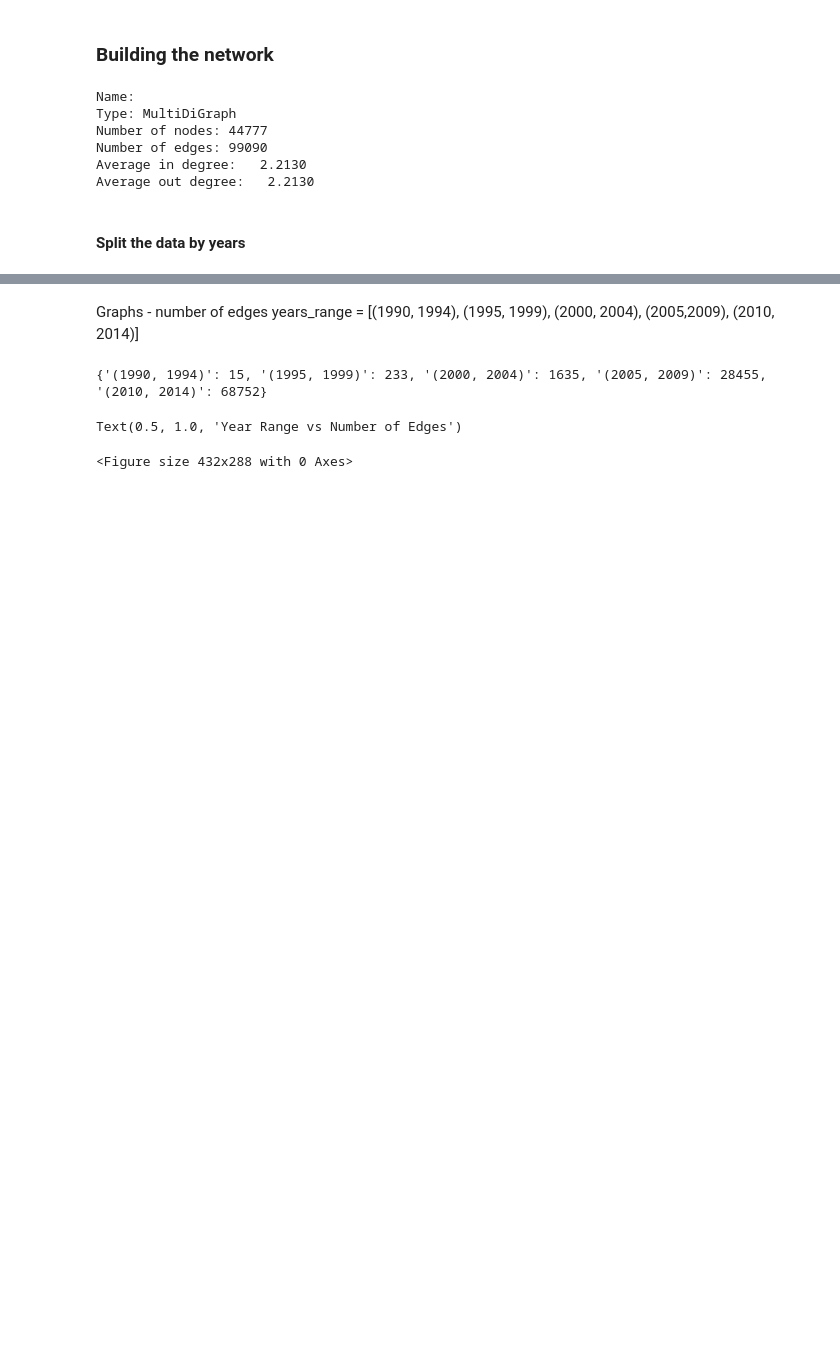
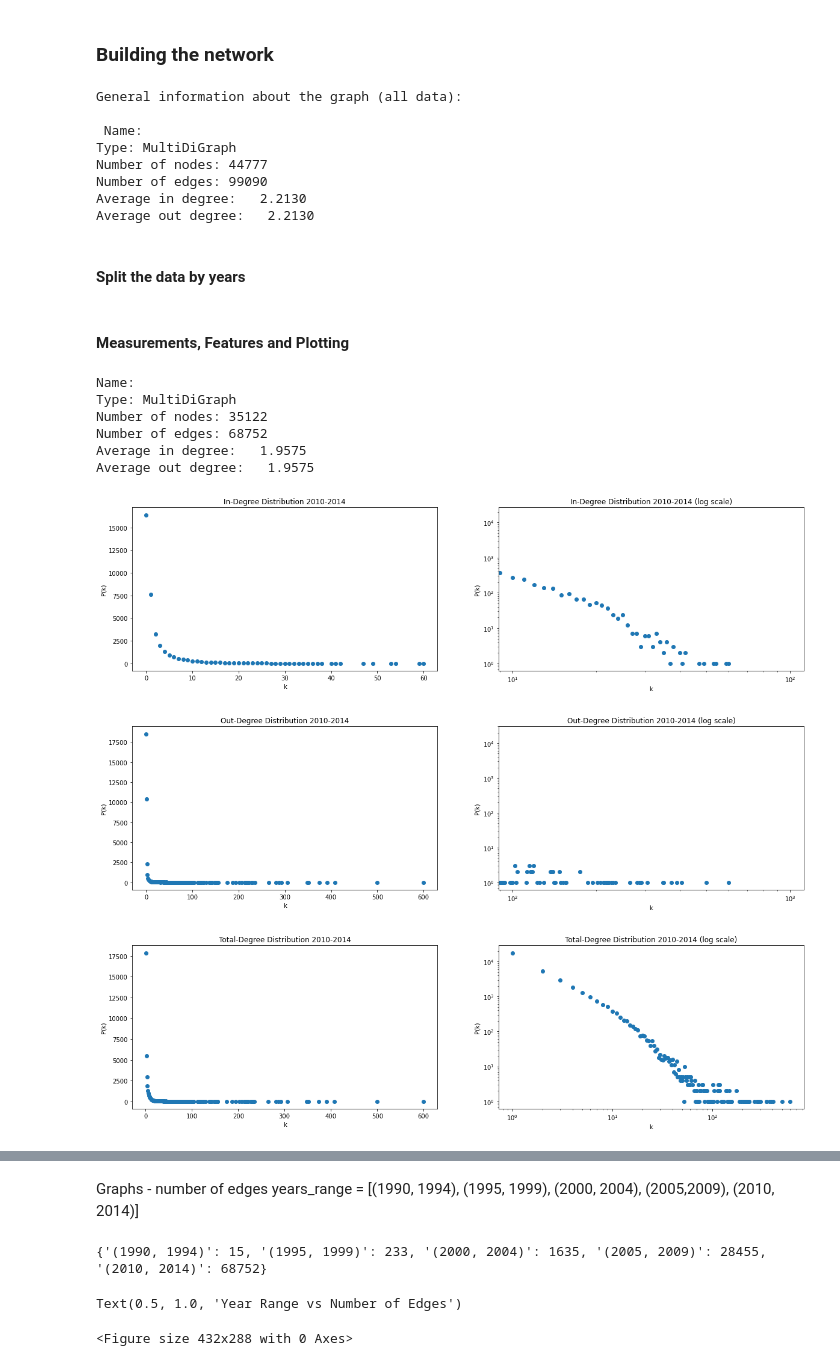
Before and after one commit to omeryefet/Complex_Networks, a Jupyter notebook: Project2022.ipynb, the cells around one changed output, grey strips where cells are left out. Cells and saved outputs as stored; diff of their text form; code cells hidden in the pictures; blank space fills up the shorter version.

```diff
--- a/Project2022.ipynb
+++ b/Project2022.ipynb
@@ -56,9 +54,11 @@ Number of unique years: 23
 # %%
 G_weighted_directed = nx.from_pandas_edgelist(df=df,source='Investor_Name',target='Company_Name',edge_attr=True,create_using=nx.MultiDiGraph())
 nodes = pd.DataFrame(list(G_weighted_directed.nodes))
-print(nx.info(G_weighted_directed))
+print('General information about the graph (all data):\n\n',nx.info(G_weighted_directed))
 # %% [output]
-Name:
+General information about the graph (all data):
+
+ Name:
 Type: MultiDiGraph
 Number of nodes: 44777
 Number of edges: 99090
@@ -72,2 +71,40 @@ years_range = [(1990, 1994), (1995, 1999), (2000, 2004), (2005,2009), (2010, 201
 df_list =[df[(df['Funded_Year'] <= year_range[1]) & (df['Funded_Year'] >= year_range[0])] for year_range in years_range]
+# %% [markdown]
+#### Measurements, Features and Plotting
+# %%
+G_weighted_directed = nx.from_pandas_edgelist(df=df_list[4],source='Investor_Name',target='Company_Name',edge_attr=True,create_using=nx.MultiDiGraph())
+# nodes = pd.DataFrame(list(G_weighted_directed.nodes))
+print(nx.info(G_weighted_directed))
+# degrees = [G_weighted_directed.degree(n) for n in G_weighted_directed.nodes()]
+degree_dict = {'In':G_weighted_directed.in_degree,'Out':G_weighted_directed.out_degree,'Total':G_weighted_directed.degree}
+dic = defaultdict() # key=in/out/total : value=count_deg
+for item in degree_dict.items():
+    count_deg = defaultdict(int)
+    for node, degree in item[1]:
+        count_deg[degree] += 1 / len(item[1])
+        count_deg[degree] += 1
+    dic[item[0]] = count_deg
+
+for j,dict in dic.items():
+    fig, axs = plt.subplots(1,2,figsize=(20,5))
+    for i in range(2):
+        axs[i].scatter(dict.keys(), dict.values())
+        axs[i].set_xlabel("k")
+        axs[i].set_ylabel("P(k)")
+        titel = f'{j}-Degree Distribution {years_range[4][0]}-{years_range[4][1]}'
+        if i>0:
+            axs[i].set_yscale('log')
+            axs[i].set_xscale('log')
+            titel += ' (log scale)'
+        axs[i].set_title(titel)
+# %% [output]
+Name:
+Type: MultiDiGraph
+Number of nodes: 35122
+Number of edges: 68752
+Average in degree:   1.9575
+Average out degree:   1.9575
+[figure, added]
+[figure, added]
+[figure, added]
 # %%
```
Also changed, not shown: parts of 11 cells of this notebook, 10 other files.
